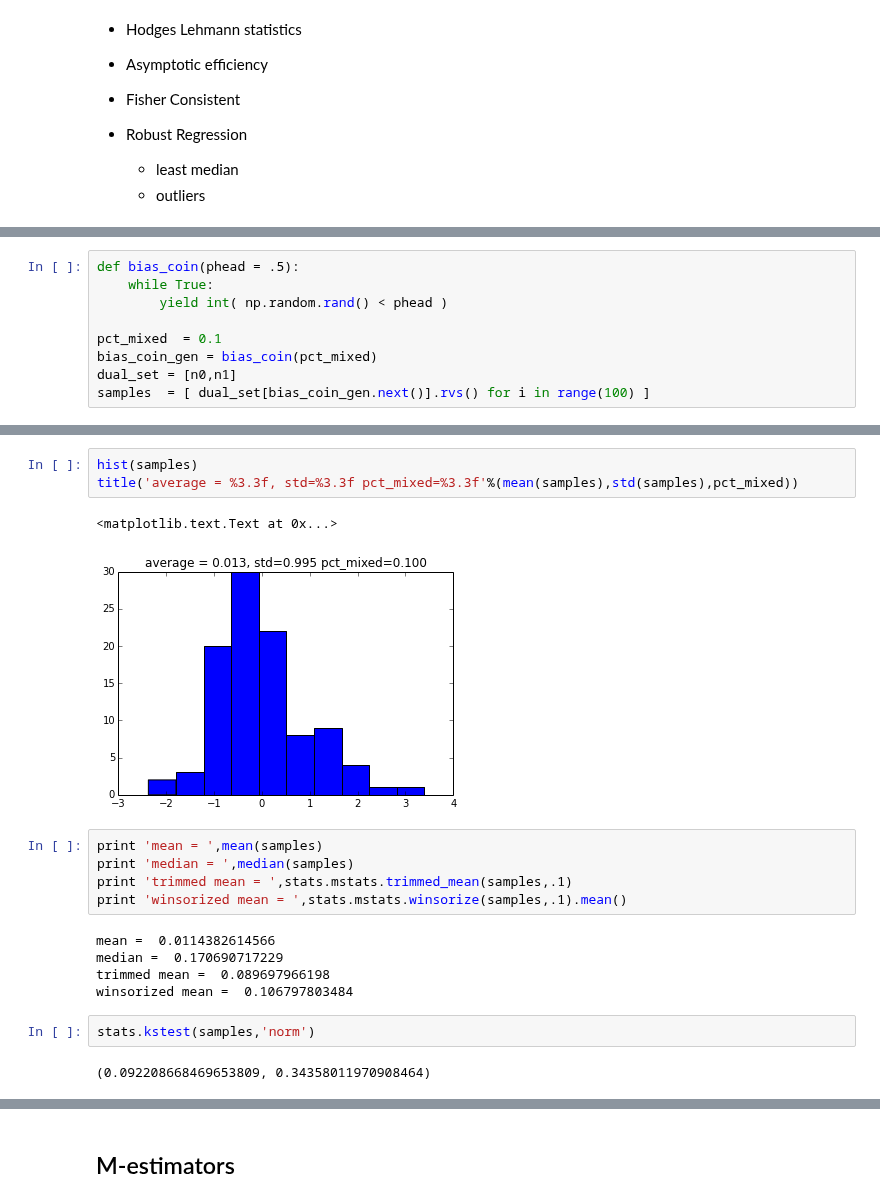
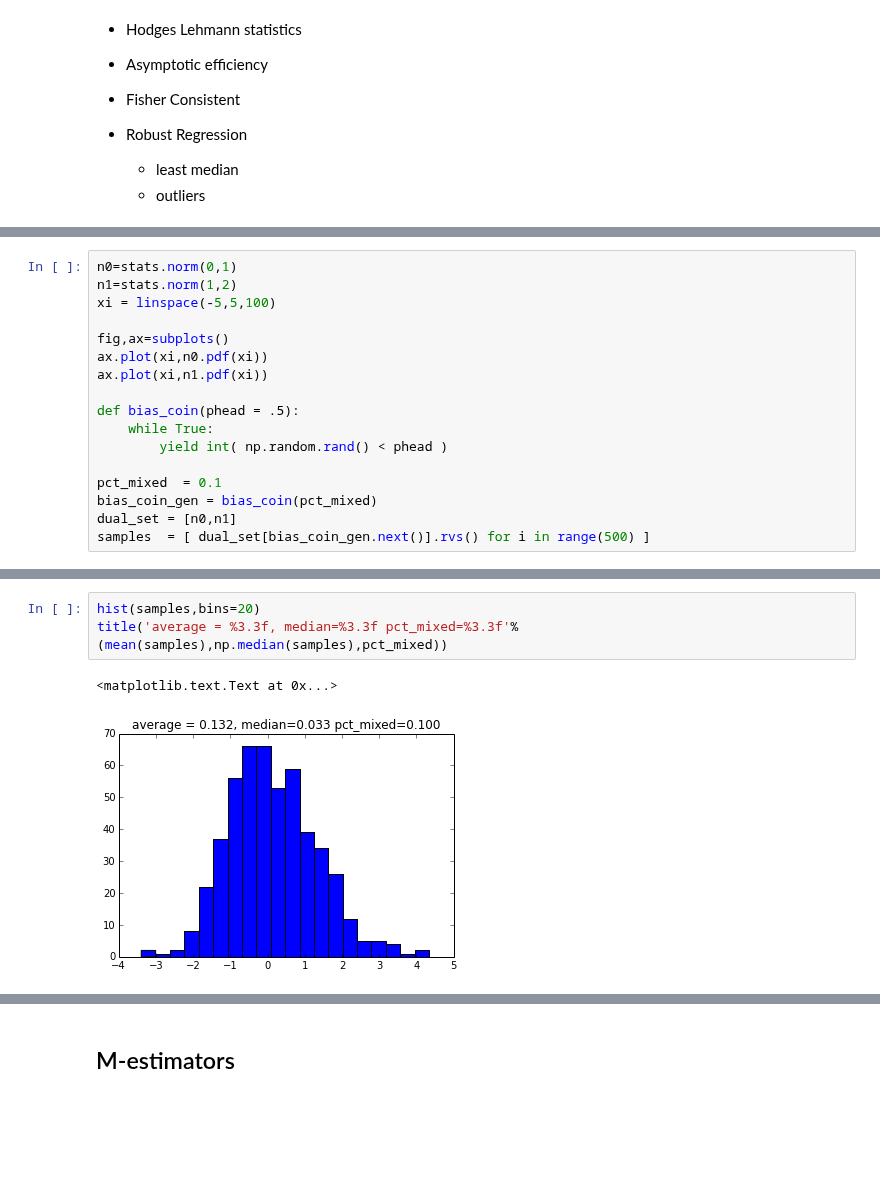
Before and after one commit to unpingco/Python-for-Signal-Processing, a Jupyter notebook: Robust_Statistics.ipynb, the cells around one changed output, grey strips where cells are left out. Saved outputs shown, nothing was run; the diff lists cells and outputs as text; blank space fills up the shorter version.

```diff
--- a/Robust_Statistics.ipynb
+++ b/Robust_Statistics.ipynb
@@ -57,4 +48,12 @@ ax.hist(n1.rvs(100),alpha=0.3);
 # %%
+n0=stats.norm(0,1)
+n1=stats.norm(1,2)
+xi = linspace(-5,5,100)
+
+fig,ax=subplots()
+ax.plot(xi,n0.pdf(xi))
+ax.plot(xi,n1.pdf(xi))
+
 def bias_coin(phead = .5):
     while True:
         yield int( np.random.rand() < phead )
@@ -62,4 +61,4 @@ def bias_coin(phead = .5):
 pct_mixed  = 0.1
 bias_coin_gen = bias_coin(pct_mixed)
 dual_set = [n0,n1]
-samples  = [ dual_set[bias_coin_gen.next()].rvs() for i in range(100) ]
+samples  = [ dual_set[bias_coin_gen.next()].rvs() for i in range(500) ]
@@ -66,23 +67,9 @@ samples  = [ dual_set[bias_coin_gen.next()].rvs() for i in range(100) ]
 # %%
-hist(samples)
-title('average = %3.3f, std=%3.3f pct_mixed=%3.3f'%(mean(samples),std(samples),pct_mixed))
+hist(samples,bins=20)
+title('average = %3.3f, median=%3.3f pct_mixed=%3.3f'%(mean(samples),np.median(samples),pct_mixed))
 # %% [output]
 <matplotlib.text.Text at 0x...>
-[figure, old version]
+[figure, new version]
-# %%
-print 'mean = ',mean(samples)
-print 'median = ',median(samples)
-print 'trimmed mean = ',stats.mstats.trimmed_mean(samples,.1)
-print 'winsorized mean = ',stats.mstats.winsorize(samples,.1).mean()
-# %% [output]
-mean =  0.0114382614566
-median =  0.170690717229
-trimmed mean =  0.089697966198
-winsorized mean =  0.106797803484
-# %%
-stats.kstest(samples,'norm')
-# %% [output]
-(0.092208668469653809, 0.34358011970908464)
 # %%
 import sympy.stats
 from sympy.abc import x
```
Also changed, not shown: parts of 11 cells of this notebook.
